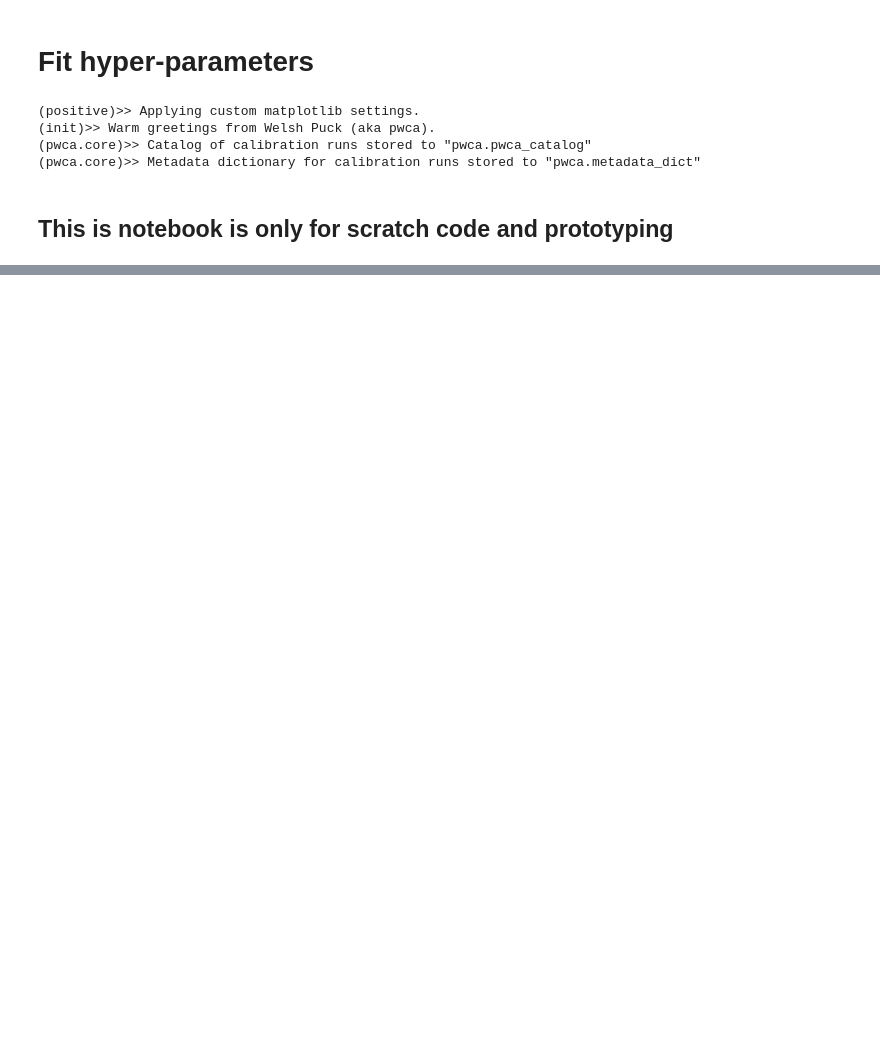
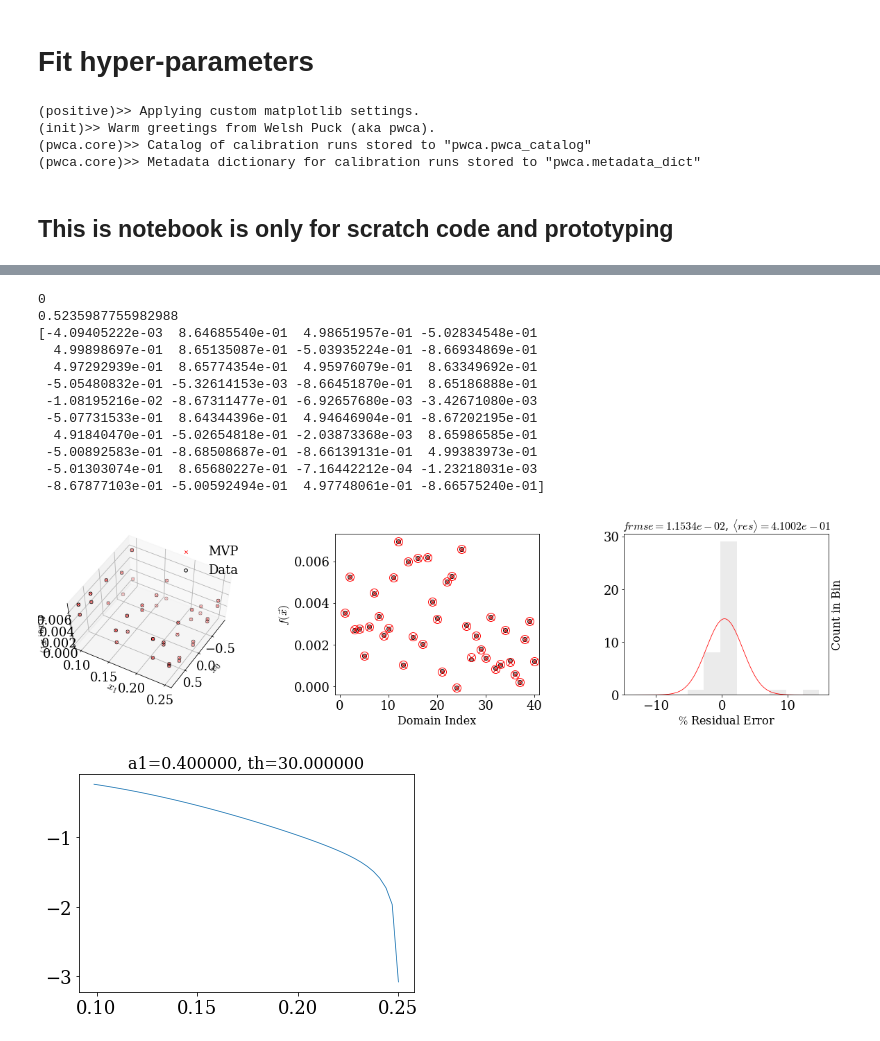
Before and after one commit to Cyberface/puck, a Jupyter notebook: ll/issues/4_fit_hyper_parameters.ipynb, the cells around one changed output, grey strips where cells are left out. Drawn from its saved outputs; the diff is of its cells as text; code cells hidden in the pictures; blank space fills up the shorter version.

Commit message:
fixing parameter space fits

```diff
--- a/ll/issues/4_fit_hyper_parameters.ipynb
+++ b/ll/issues/4_fit_hyper_parameters.ipynb
@@ -22,12 +22,14 @@ from pwca import determine_data_fitting_region,pwca_catalog,metadata_dict
 # %%
 # Load and unpuack physical parameter space
 raw_domain = loadtxt('/Users/book/KOALA/puck/ll/data/version2/fit_intial_binary_parameters.txt')
-theta,m1,m2,eta,delta,chi_eff,chi_p,chi1,chi2 = raw_domain.T
+theta,m1,m2,eta,delta,chi_eff,chi_p,chi1,chi2,a1,a2 = raw_domain.T
 
 
 # Define desired model domain variables and array
 u = cos(theta)
+v = sin(theta)
 model_domain = array( [ u, eta, chi_eff, chi_p ] ).T
+# model_domain = array( [ u, eta, u*a1, v*a1 ] ).T
 
 # Load and unpuack physical parameter space -- dphi
 dphi_range = loadtxt('/Users/book/KOALA/puck/ll/data/version2/fit_opt_dphase_parameters.txt')
@@ -40,0 +110,12 @@ mu1, mu2, mu3, mu4 = amp_range.T
+# %%
+a1_set = array(sort(list( set(around(a1,2)) )))
+print 'a1 >>\t\t',a1_set
+
+theta_set = array(sort(list( set((theta*180/pi).astype(int)) )))*pi/180
+print 'th >>\t\t',theta_set
+
+q_set = array(sort(list( set(around(array([eta2q(n) for n in eta]),2)) )))
+print 'q >>\t\t',q_set
+
+eta_set = q2eta(q_set)
+print 'eta >>\t\t',eta_set
@@ -81,5 +187,54 @@ foo.plot();
 datadir = '/Users/book/KOALA/puck/ll/data/version2/'
 foo_path = datadir+'parameter_space_fits.pickle'
 foo = pickle.load( open( foo_path, "rb" ) )
+# %%
+#
+k = 'nu6'
+
+#
+eta_space = linspace( *lim(eta) )
+
+foo[k].plot()
+
+#
+for a1 in a1_set:
+    for th in theta_set:
+
+        #
+        et_ = eta_space
+        u_ = cos( th )*ones_like(et_)
+        a1_ = a1*ones_like(et_)
+
+        #
+        xs_,xp = parama_party(et_,th_,a1_)
+
+
+        #
+        dom_ = array([u_,et_,xs_,xp]).T
+
+        print th
+        print foo[k].domain[:,0]
+
+        figure()
+        title('a1=%f, th=%f'%(a1,th*180/pi))
+        plot( et_, foo[k].eval(dom_) )
+
+        break
+    break
+# %% [output]
+0
+0.5235987755982988
+[-4.09405222e-03  8.64685540e-01  4.98651957e-01 -5.02834548e-01
+  4.99898697e-01  8.65135087e-01 -5.03935224e-01 -8.66934869e-01
+  4.97292939e-01  8.65774354e-01  4.95976079e-01  8.63349692e-01
+ -5.05480832e-01 -5.32614153e-03 -8.66451870e-01  8.65186888e-01
+ -1.08195216e-02 -8.67311477e-01 -6.92657680e-03 -3.42671080e-03
+ -5.07731533e-01  8.64344396e-01  4.94646904e-01 -8.67202195e-01
+  4.91840470e-01 -5.02654818e-01 -2.03873368e-03  8.65986585e-01
+ -5.00892583e-01 -8.68508687e-01 -8.66139131e-01  4.99383973e-01
+ -5.01303074e-01  8.65680227e-01 -7.16442212e-04 -1.23218031e-03
+ -8.67877103e-01 -5.00592494e-01  4.97748061e-01 -8.66575240e-01]
+[figure, added]
+[figure, added]
 # %%
 
```
Also changed, not shown: parts of 6 cells of this notebook, 24 other files.
